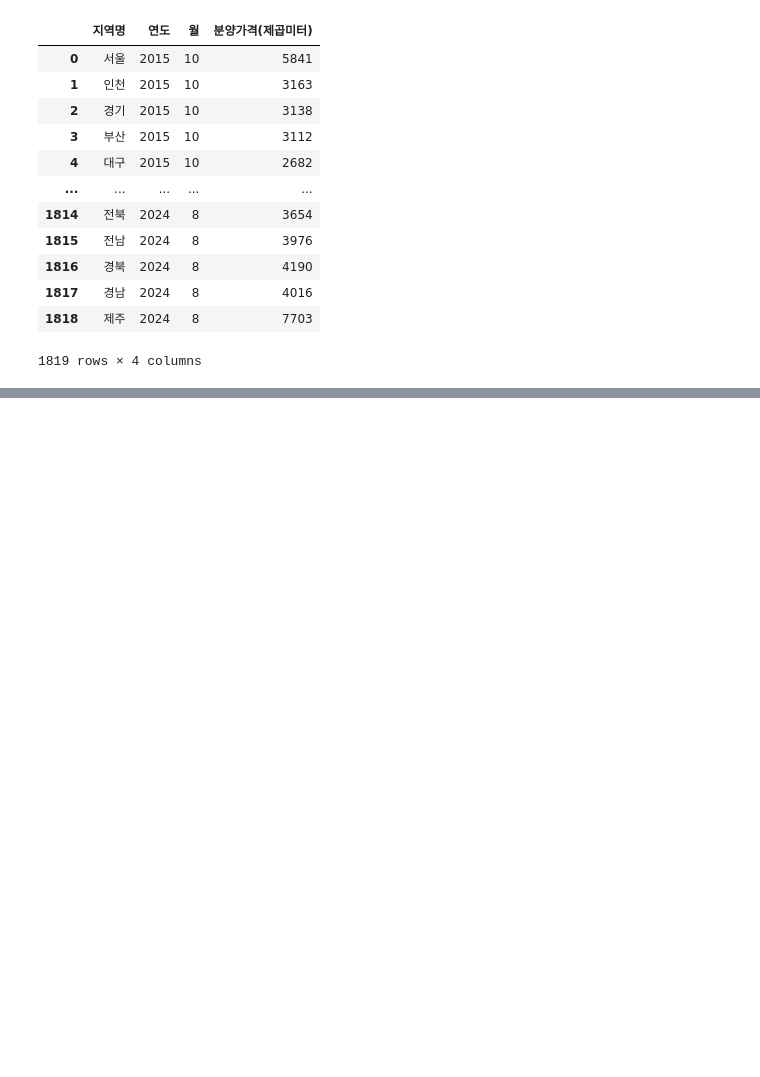
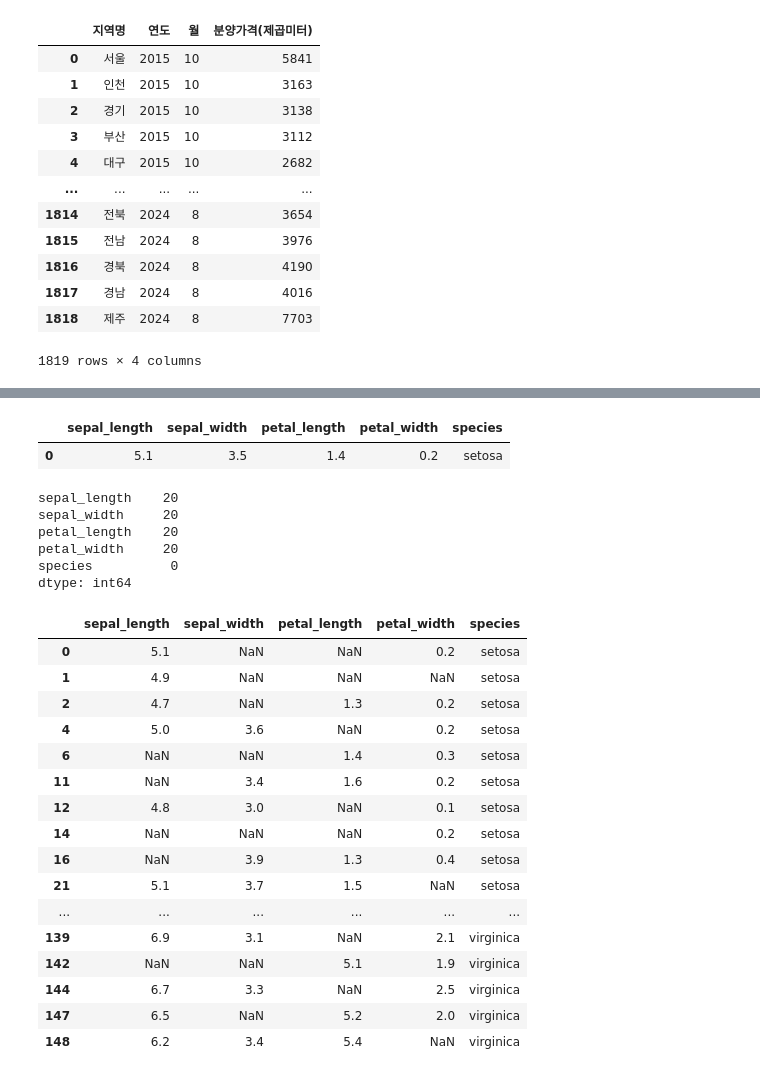
Before and after one commit to Harutoshi87/KI, a Jupyter notebook: source/01_python/ch11_데이터 프레임과 시리즈(Pandas)_9절~13절.ipynb, the cells around one changed output, grey strips where cells are left out. Drawn from its saved outputs; the diff is of its cells as text; code cells hidden in the pictures; blank space fills up the shorter version.

```diff
--- a/source/01_python/ch11_데이터 프레임과 시리즈(Pandas)_9절~13절.ipynb
+++ b/source/01_python/ch11_데이터 프레임과 시리즈(Pandas)_9절~13절.ipynb
@@ -694,0 +959,6 @@ final_version
+# %%
+#1단계 : iris 데이터에서 결측치를 인위적으로 random하게 열 마다 20씩 결측치를 할당한다
+import seaborn as sns
+iris = sns.load_dataset('iris')
+print(iris.shape)
+print(iris.isnull())
@@ -694,0 +981,19 @@ final_version
+# %%
+iris.head(1)
+# %% [output]
+|  | sepal_length | sepal_width | petal_length | petal_width | species |
+| 0 | 5.1 | 3.5 | 1.4 | 0.2 | setosa |
+# %%
+import random
+# random.seed()
+for col in range(iris.shape[1]-1):
+    iris.iloc[random.sample(range(150),20), col] = np.nan
+# %%
+iris.isna().sum() # 열별 결측치 개수
+# %% [output]
+sepal_length    20
+sepal_width     20
+petal_length    20
+petal_width     20
+species          0
+dtype: int64
@@ -694,0 +1002,24 @@ final_version
+# %%
+pd.options.display.max_rows = 66
+iris[iris['sepal_length'].isna() |
+     iris['sepal_width'].isna() |
+     iris['petal_length'].isna() |
+     iris['petal_width'].isna()]
+# %% [output]
+|  | sepal_length | sepal_width | petal_length | petal_width | species |
+| 0 | 5.1 | NaN | NaN | 0.2 | setosa |
+| 1 | 4.9 | NaN | NaN | NaN | setosa |
+| 2 | 4.7 | NaN | 1.3 | 0.2 | setosa |
+| 4 | 5.0 | 3.6 | NaN | 0.2 | setosa |
+| 6 | NaN | NaN | 1.4 | 0.3 | setosa |
+| 11 | NaN | 3.4 | 1.6 | 0.2 | setosa |
+| 12 | 4.8 | 3.0 | NaN | 0.1 | setosa |
+| 14 | NaN | NaN | NaN | 0.2 | setosa |
+| 16 | NaN | 3.9 | 1.3 | 0.4 | setosa |
+| 21 | 5.1 | 3.7 | 1.5 | NaN | setosa |
+| ... | ... | ... | ... | ... | ... |
+| 139 | 6.9 | 3.1 | NaN | 2.1 | virginica |
+| 142 | NaN | NaN | 5.1 | 1.9 | virginica |
+| 144 | 6.7 | 3.3 | NaN | 2.5 | virginica |
+| 147 | 6.5 | NaN | 5.2 | 2.0 | virginica |
+| 148 | 6.2 | 3.4 | 5.4 | NaN | virginica |
```
Also changed, not shown: parts of 88 cells of this notebook, 5 other files.
